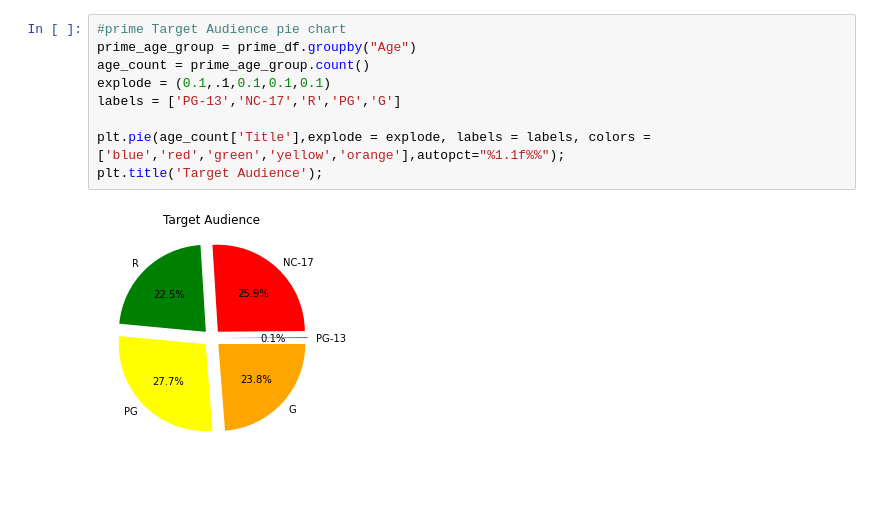
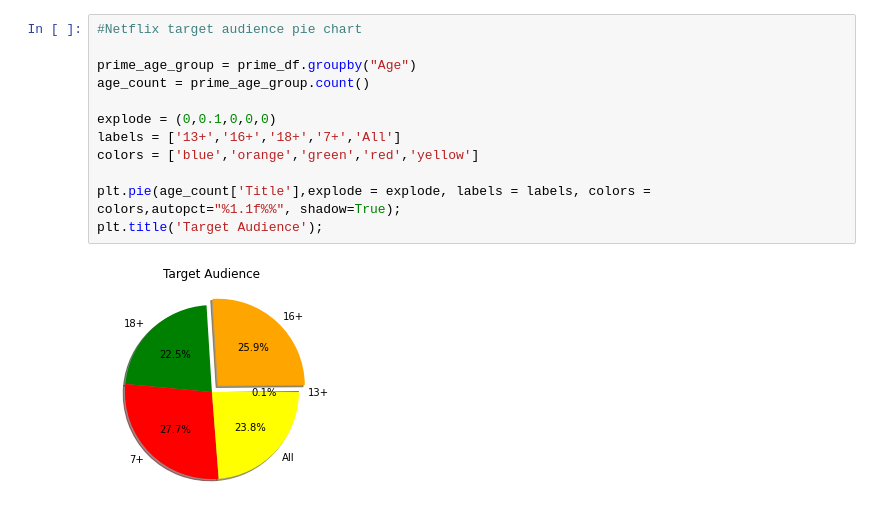
Before and after one commit to Tgreenhu/streaming-platform-analysis, a Jupyter notebook: Streaming Platforms/prime.ipynb, the cells around one changed output. Saved outputs shown, nothing was run; the diff lists cells and outputs as text; blank space fills up the shorter version.

```diff
--- a/Streaming Platforms/prime.ipynb
+++ b/Streaming Platforms/prime.ipynb
@@ -232,12 +232,15 @@ print(f"The correlation between both factors is {round(correlation[0],2)}")
 The correlation between both factors is 0.57
 # %%
-#prime Target Audience pie chart
+#Netflix target audience pie chart
+
 prime_age_group = prime_df.groupby("Age")
 age_count = prime_age_group.count()
-explode = (0.1,.1,0.1,0.1,0.1)
-labels = ['PG-13','NC-17','R','PG','G']
 
-plt.pie(age_count['Title'],explode = explode, labels = labels, colors = ['blue','red','green','yellow','orange'],autopct="%1.1f%%");
+explode = (0,0.1,0,0,0)
+labels = ['13+','16+','18+','7+','All']
+colors = ['blue','orange','green','red','yellow']
+
+plt.pie(age_count['Title'],explode = explode, labels = labels, colors = colors,autopct="%1.1f%%", shadow=True);
 plt.title('Target Audience');
 # %% [output]
-[figure, old version]
+[figure, new version]
```
Also changed, not shown: parts of 21 cells of this notebook, 3 other files.
